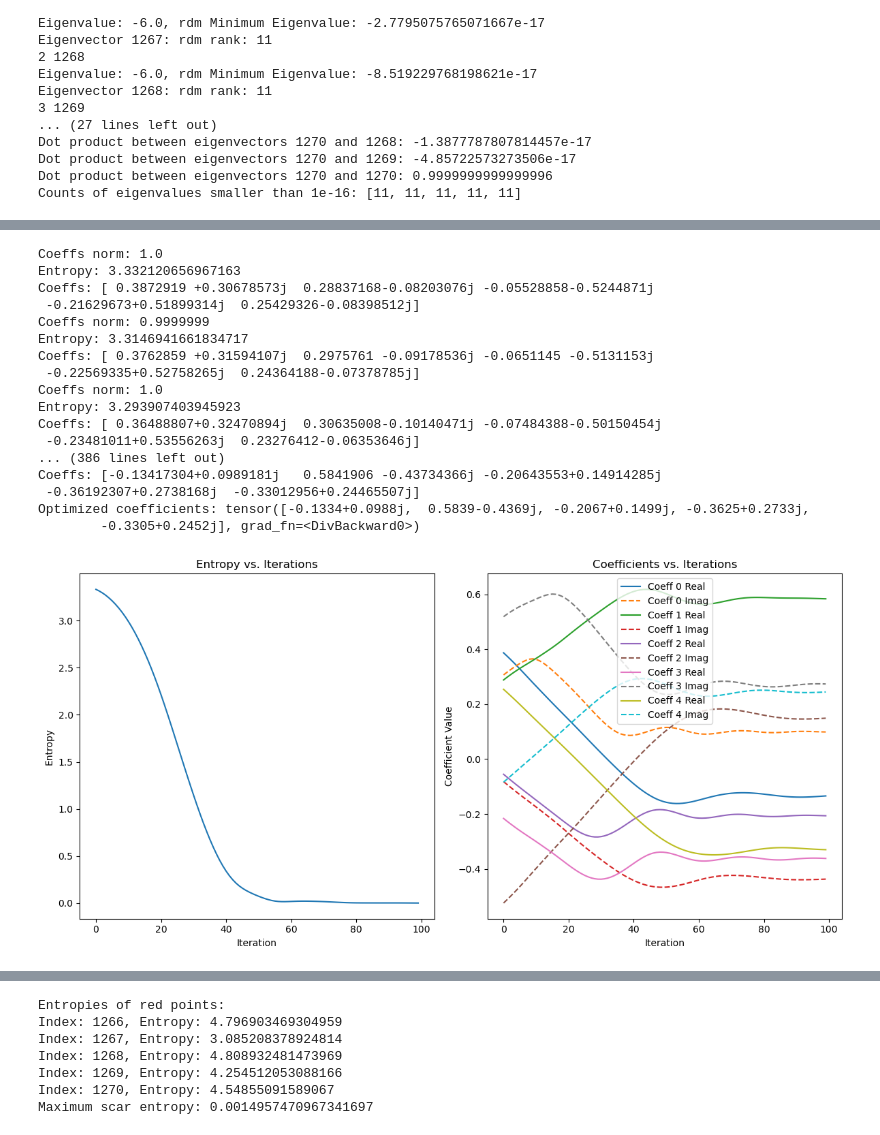
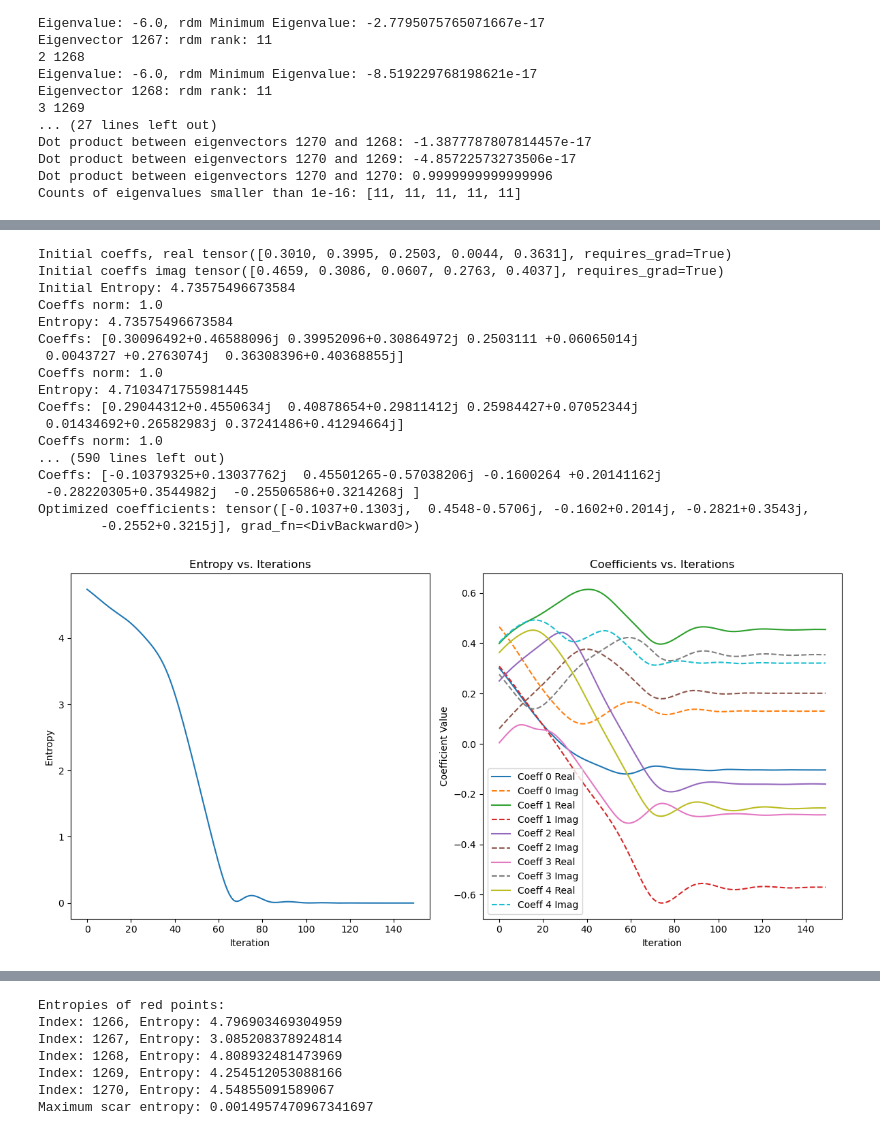
Before and after one commit to ofeypolv/frh, a Jupyter notebook: icosahedral.ipynb, the cells around one changed output, grey strips where cells are left out. Cells and saved outputs as stored; diff of their text form; code cells hidden in the pictures.

```diff
--- a/icosahedral.ipynb
+++ b/icosahedral.ipynb
@@ -179,8 +179,8 @@ def entanglement_entropy_torch(psi, N_half, N):
     # Compute the reduced density matrix rho_A = Tr_B(|psi><psi|)
     rho = torch.matmul(psi, psi.conj().t())
     eigvals = torch.linalg.eigvalsh(rho)
-    eigvals = eigvals[eigvals > 1e-16]
-    entropy = -torch.sum(eigvals * torch.log(eigvals + 1e-12))
+    eigvals = eigvals[eigvals > 0]
+    entropy = -torch.sum(eigvals * torch.log2(eigvals))
     return entropy
 
 # Define the linear combination function
@@ -634,8 +634,22 @@ Maximum scar entropy: 4.655780178645573
 #params_imag = torch.full((5,), 1/np.sqrt(10), requires_grad=True)
 
 # Initialize parameters for the coefficients with random values
-params_real = torch.randn(5, requires_grad=True)
-params_imag = torch.randn(5, requires_grad=True)
+#params_real = torch.randn(5, requires_grad=True)
+#params_imag = torch.randn(5, requires_grad=True)
+
+# Convert random_coeffs to PyTorch tensors
+params_real = torch.tensor(random_coeffs.real, dtype=torch.float, requires_grad=True)
+params_imag = torch.tensor(random_coeffs.imag, dtype=torch.float, requires_grad=True)
+
+print("Initial coeffs, real", params_real)
+print("Initial coeffs imag",  params_imag)
+
+# Compute psi
+psi = linear_combination(torch.complex(params_real, params_imag), red_eigenvectors)
+
+# Compute entanglement entropy
+entropy = entanglement_entropy_torch(psi, N // 2, N)
+print(f'Initial Entropy: {entropy.item()}')
 
 # Normalize the parameters to ensure the norm is 1
 with torch.no_grad():
@@ -651,7 +665,7 @@ coeffs_history = []
 entropy_history = []
 
 # Optimization loop
-num_iterations = 100
+num_iterations = 150
 for _ in range(num_iterations):
     optimizer.zero_grad()
 
@@ -690,49 +704,49 @@ optimized_coeffs = torch.complex(params_real, params_imag)
 optimized_coeffs = optimized_coeffs / torch.norm(optimized_coeffs)
 
 print("Optimized coefficients:", optimized_coeffs)
 
 # Plot the value of parameters and entropy as a function of num_iterations
 plt.figure(figsize=(12, 6))
 
 # Plot entropy
 plt.subplot(1, 2, 1)
 plt.plot(entropy_history)
 plt.xlabel('Iteration')
 plt.ylabel('Entropy')
 plt.title('Entropy vs. Iterations')
 
 # Plot coefficients
 plt.subplot(1, 2, 2)
 coeffs_history = np.array(coeffs_history)
 for i in range(coeffs_history.shape[1]):
     plt.plot(coeffs_history[:, i].real, label=f'Coeff {i} Real')
     plt.plot(coeffs_history[:, i].imag, label=f'Coeff {i} Imag', linestyle='--')
 plt.xlabel('Iteration')
 plt.ylabel('Coefficient Value')
 plt.title('Coefficients vs. Iterations')
 plt.legend()
 
 plt.tight_layout()
 plt.show()
 # %% [output]
+Initial coeffs, real tensor([0.3010, 0.3995, 0.2503, 0.0044, 0.3631], requires_grad=True)
+Initial coeffs imag tensor([0.4659, 0.3086, 0.0607, 0.2763, 0.4037], requires_grad=True)
+Initial Entropy: 4.73575496673584
 Coeffs norm: 1.0
-Entropy: 3.332120656967163
-Coeffs: [ 0.3872919 +0.30678573j  0.28837168-0.08203076j -0.05528858-0.5244871j
- -0.21629673+0.51899314j  0.25429326-0.08398512j]
-Coeffs norm: 0.9999999
-Entropy: 3.3146941661834717
-Coeffs: [ 0.3762859 +0.31594107j  0.2975761 -0.09178536j -0.0651145 -0.5131153j
- -0.22569335+0.52758265j  0.24364188-0.07378785j]
+Entropy: 4.73575496673584
+Coeffs: [0.30096492+0.46588096j 0.39952096+0.30864972j 0.2503111 +0.06065014j
+ 0.0043727 +0.2763074j  0.36308396+0.40368855j]
 Coeffs norm: 1.0
-Entropy: 3.293907403945923
-Coeffs: [ 0.36488807+0.32470894j  0.30635008-0.10140471j -0.07484388-0.50150454j
- -0.23481011+0.53556263j  0.23276412-0.06353646j]
-... (386 lines left out)
-Coeffs: [-0.13417304+0.0989181j   0.5841906 -0.43734366j -0.20643553+0.14914285j
- -0.36192307+0.2738168j  -0.33012956+0.24465507j]
-Optimized coefficients: tensor([-0.1334+0.0988j,  0.5839-0.4369j, -0.2067+0.1499j, -0.3625+0.2733j,
-        -0.3305+0.2452j], grad_fn=<DivBackward0>)
+Entropy: 4.7103471755981445
+Coeffs: [0.29044312+0.4550634j  0.40878654+0.29811412j 0.25984427+0.07052344j
+ 0.01434692+0.26582983j 0.37241486+0.41294664j]
+Coeffs norm: 1.0
+... (590 lines left out)
+Coeffs: [-0.10379325+0.13037762j  0.45501265-0.57038206j -0.1600264 +0.20141162j
+ -0.28220305+0.3544982j  -0.25506586+0.3214268j ]
+Optimized coefficients: tensor([-0.1037+0.1303j,  0.4548-0.5706j, -0.1602+0.2014j, -0.2821+0.3543j,
+        -0.2552+0.3215j], grad_fn=<DivBackward0>)
-[figure, old version]
+[figure, new version]
 # %%
 # now find entropy max coeffs
 
```
Also changed, not shown: parts of 4 cells of this notebook.
